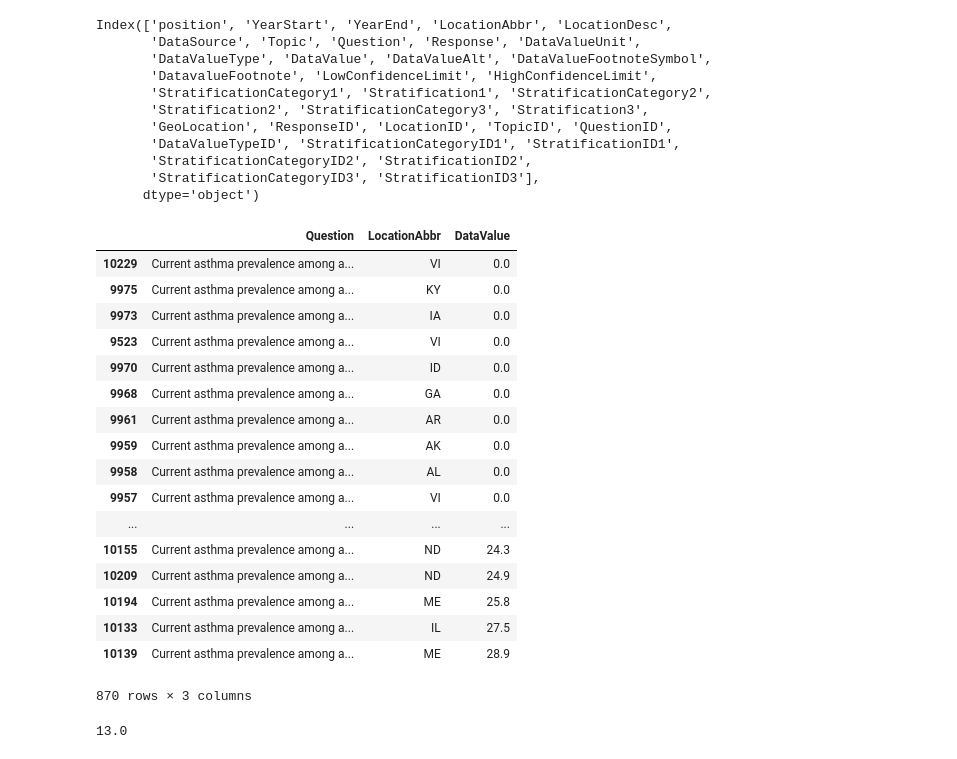
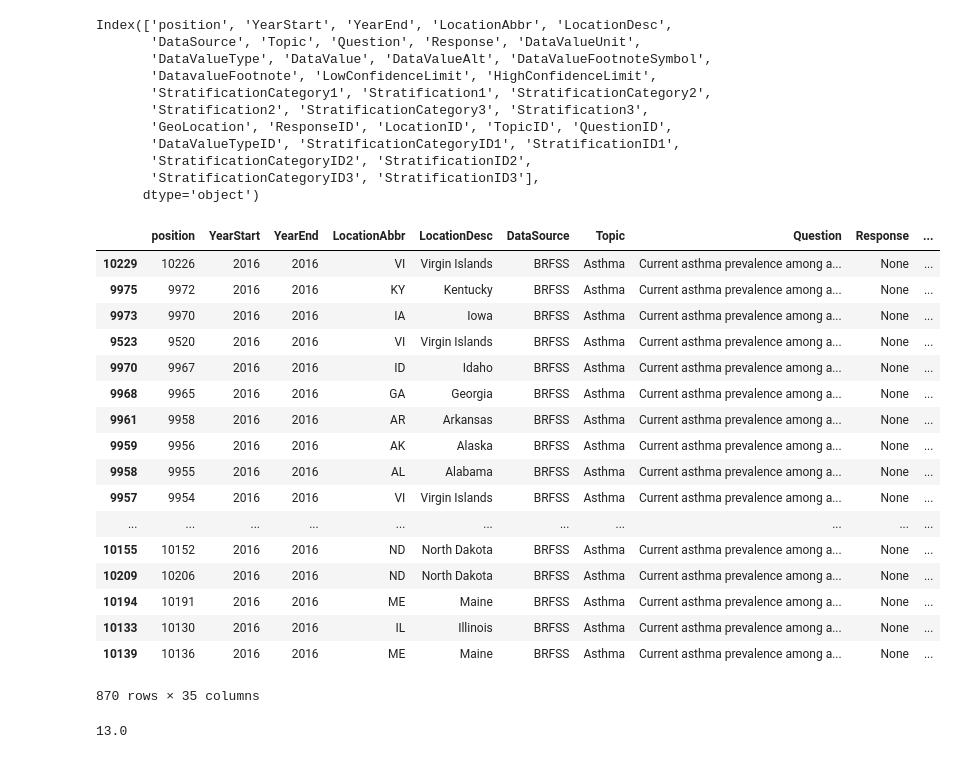
Before and after one commit to max-miller/dsc-exploring-and-transforming-json-schemas-lab-nyc-ds-career-042219, a Jupyter notebook: index.ipynb, the cells around one changed output. Saved outputs shown, nothing was run; the diff lists cells and outputs as text; code cells hidden in the pictures.

```diff
--- a/index.ipynb
+++ b/index.ipynb
@@ -87,28 +87,28 @@ Index(['position', 'YearStart', 'YearEnd', 'LocationAbbr', 'LocationDesc',
 # %%
 df.columns
 df['Topic'].value_counts()
 df[df['Topic']=='Asthma']['Question'].value_counts()
-df[(df['Topic']=='Asthma')&(df['Question']=='Current asthma prevalence among adults aged >= 18 years')][
-    ['Question','LocationAbbr','DataValue']].sort_values(by = ['DataValue'])
+df[(df['Topic']=='Asthma')&(df['Question']=='Current asthma prevalence among adults aged >= 18 years')
+  ].sort_values(by = ['DataValue'])
 # %% [output]
-|  | Question | LocationAbbr | DataValue |
-| 10229 | Current asthma prevalence among a... | VI | 0.0 |
-| 9975 | Current asthma prevalence among a... | KY | 0.0 |
-| 9973 | Current asthma prevalence among a... | IA | 0.0 |
-| 9523 | Current asthma prevalence among a... | VI | 0.0 |
-| 9970 | Current asthma prevalence among a... | ID | 0.0 |
-| 9968 | Current asthma prevalence among a... | GA | 0.0 |
-| 9961 | Current asthma prevalence among a... | AR | 0.0 |
-| 9959 | Current asthma prevalence among a... | AK | 0.0 |
-| 9958 | Current asthma prevalence among a... | AL | 0.0 |
-| 9957 | Current asthma prevalence among a... | VI | 0.0 |
-| ... | ... | ... | ... |
-| 10155 | Current asthma prevalence among a... | ND | 24.3 |
-| 10209 | Current asthma prevalence among a... | ND | 24.9 |
-| 10194 | Current asthma prevalence among a... | ME | 25.8 |
-| 10133 | Current asthma prevalence among a... | IL | 27.5 |
-| 10139 | Current asthma prevalence among a... | ME | 28.9 |
+|  | position | YearStart | YearEnd | LocationAbbr | LocationDesc | DataSource | Topic | Question | Response | ... |
+| 10229 | 10226 | 2016 | 2016 | VI | Virgin Islands | BRFSS | Asthma | Current asthma prevalence among a... | None | ... |
+| 9975 | 9972 | 2016 | 2016 | KY | Kentucky | BRFSS | Asthma | Current asthma prevalence among a... | None | ... |
+| 9973 | 9970 | 2016 | 2016 | IA | Iowa | BRFSS | Asthma | Current asthma prevalence among a... | None | ... |
+| 9523 | 9520 | 2016 | 2016 | VI | Virgin Islands | BRFSS | Asthma | Current asthma prevalence among a... | None | ... |
+| 9970 | 9967 | 2016 | 2016 | ID | Idaho | BRFSS | Asthma | Current asthma prevalence among a... | None | ... |
+| 9968 | 9965 | 2016 | 2016 | GA | Georgia | BRFSS | Asthma | Current asthma prevalence among a... | None | ... |
+| 9961 | 9958 | 2016 | 2016 | AR | Arkansas | BRFSS | Asthma | Current asthma prevalence among a... | None | ... |
+| 9959 | 9956 | 2016 | 2016 | AK | Alaska | BRFSS | Asthma | Current asthma prevalence among a... | None | ... |
+| 9958 | 9955 | 2016 | 2016 | AL | Alabama | BRFSS | Asthma | Current asthma prevalence among a... | None | ... |
+| 9957 | 9954 | 2016 | 2016 | VI | Virgin Islands | BRFSS | Asthma | Current asthma prevalence among a... | None | ... |
+| ... | ... | ... | ... | ... | ... | ... | ... | ... | ... | ... |
+| 10155 | 10152 | 2016 | 2016 | ND | North Dakota | BRFSS | Asthma | Current asthma prevalence among a... | None | ... |
+| 10209 | 10206 | 2016 | 2016 | ND | North Dakota | BRFSS | Asthma | Current asthma prevalence among a... | None | ... |
+| 10194 | 10191 | 2016 | 2016 | ME | Maine | BRFSS | Asthma | Current asthma prevalence among a... | None | ... |
+| 10133 | 10130 | 2016 | 2016 | IL | Illinois | BRFSS | Asthma | Current asthma prevalence among a... | None | ... |
+| 10139 | 10136 | 2016 | 2016 | ME | Maine | BRFSS | Asthma | Current asthma prevalence among a... | None | ... |
-870 rows × 3 columns
+870 rows × 35 columns
 # %%
 values = []
 for n in range(0,len(df)):
```
